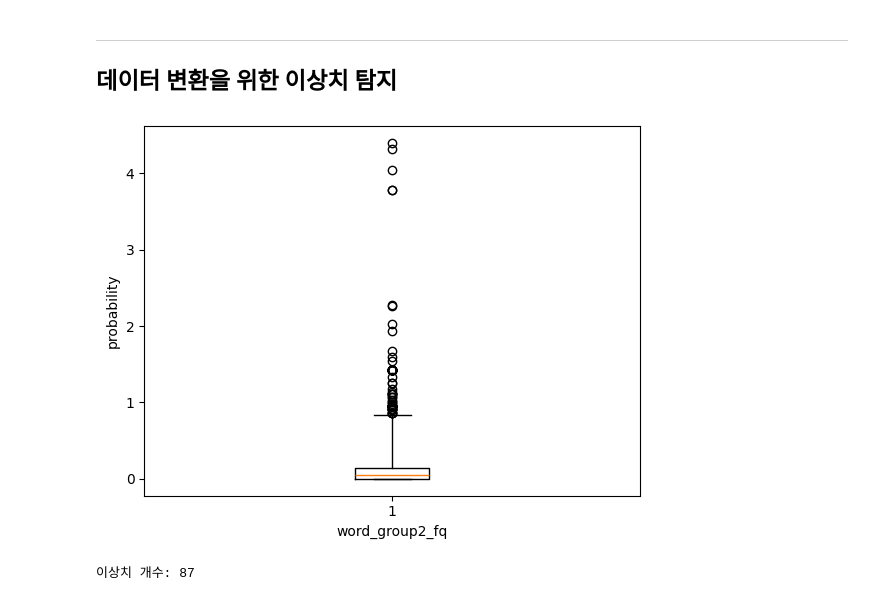
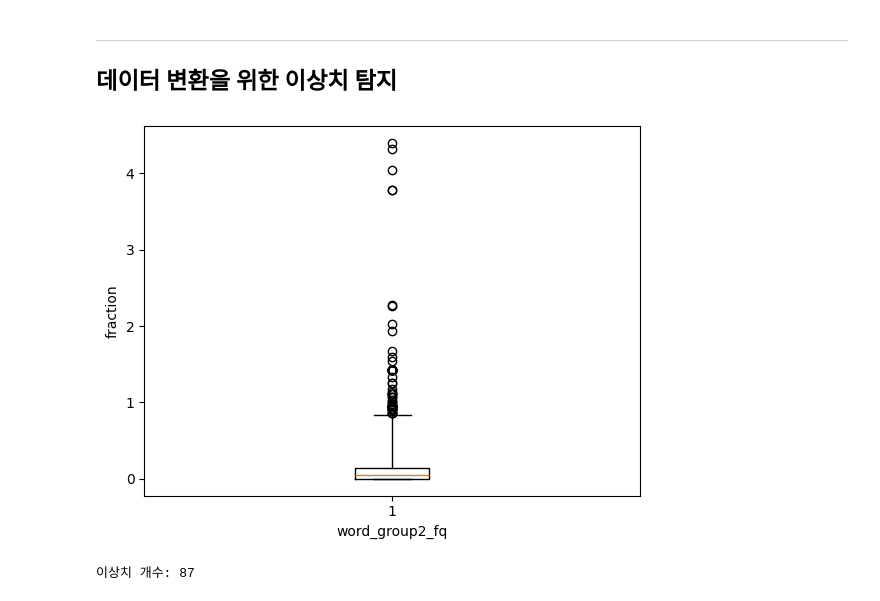
Before and after one commit to encore-SKN11/EDA-7Team, a Jupyter notebook: spam_email.ipynb, the cells around one changed output. Saved outputs shown, nothing was run; the diff lists cells and outputs as text; code cells hidden in the pictures.

```diff
--- a/spam_email.ipynb
+++ b/spam_email.ipynb
@@ -213,11 +213,11 @@ new_spam
 # %%
 
 plt.boxplot(new_spam["word_group2_fq"],whis=5)
 plt.xlabel('word_group2_fq')
-plt.ylabel('probability')
+plt.ylabel('fraction')
 plt.show()
 # %% [output]
-[figure, old version]
+[figure, new version]
 # %%
 Q1 = np.percentile(new_spam["word_group2_fq"], 25)  # 1사분위수
 Q3 = np.percentile(new_spam["word_group2_fq"], 75)  # 3사분위수
```
Also changed, not shown: parts of 3 cells of this notebook, 3 other files.
